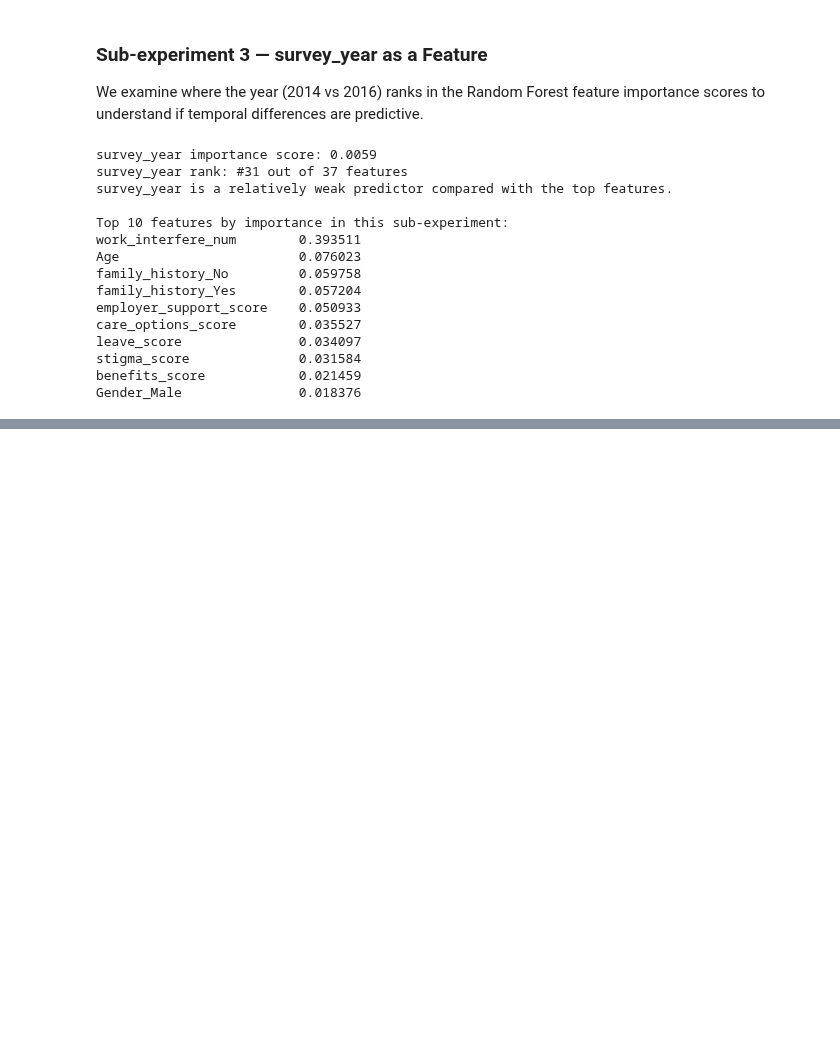
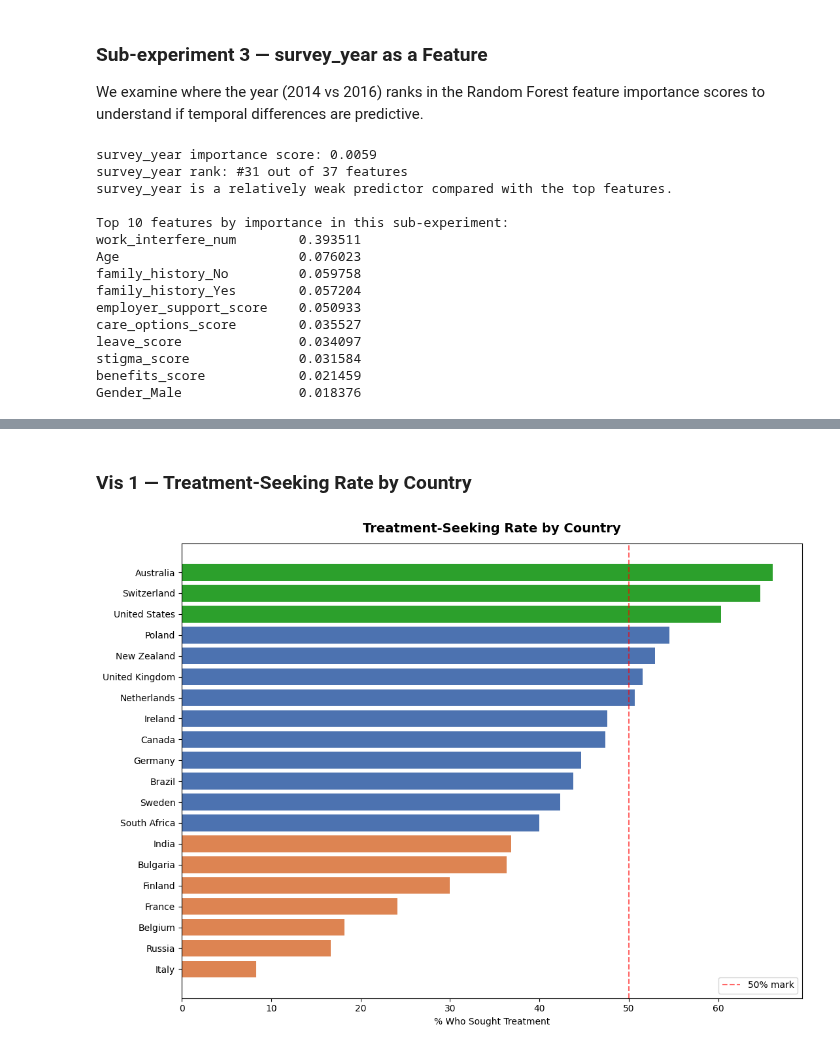
Before and after one commit to seanlumasag/cs210-project, a Jupyter notebook: notebook.ipynb, the cells around one changed output, grey strips where cells are left out. Saved outputs shown, nothing was run; the diff lists cells and outputs as text; code cells hidden in the pictures; blank space fills up the shorter version.

```diff
--- a/notebook.ipynb
+++ b/notebook.ipynb
@@ -789,0 +804,22 @@ Gender_Male               0.018376
+# %% [markdown]
+### Vis 1 — Treatment-Seeking Rate by Country
+# %%
+fig, ax = plt.subplots(figsize=(11, 8))
+country_treat = (df_merged[df_merged['treatment'].notna()]
+                 .groupby('Country')['treatment']
+                 .agg(['mean', 'count']).reset_index())
+country_treat.columns = ['Country', 'treatment_rate', 'count']
+country_treat = country_treat[country_treat['count'] >= 10].sort_values('treatment_rate', ascending=True)
+
+bar_colors = [GREEN if r >= 0.6 else BLUE if r >= 0.4 else ORANGE
+              for r in country_treat['treatment_rate']]
+ax.barh(country_treat['Country'], country_treat['treatment_rate'] * 100, color=bar_colors)
+ax.axvline(50, color='red', linestyle='--', alpha=0.6, label='50% mark')
+ax.set_title('Treatment-Seeking Rate by Country', fontsize=14, fontweight='bold', pad=12)
+ax.set_xlabel('% Who Sought Treatment')
+ax.legend()
+plt.tight_layout()
+plt.savefig('output_figures/vis1_treatment_by_country.png', dpi=150, bbox_inches='tight')
+plt.show()
+# %% [output]
+[figure, added]
```
Also changed, not shown: parts of 6 cells of this notebook.
